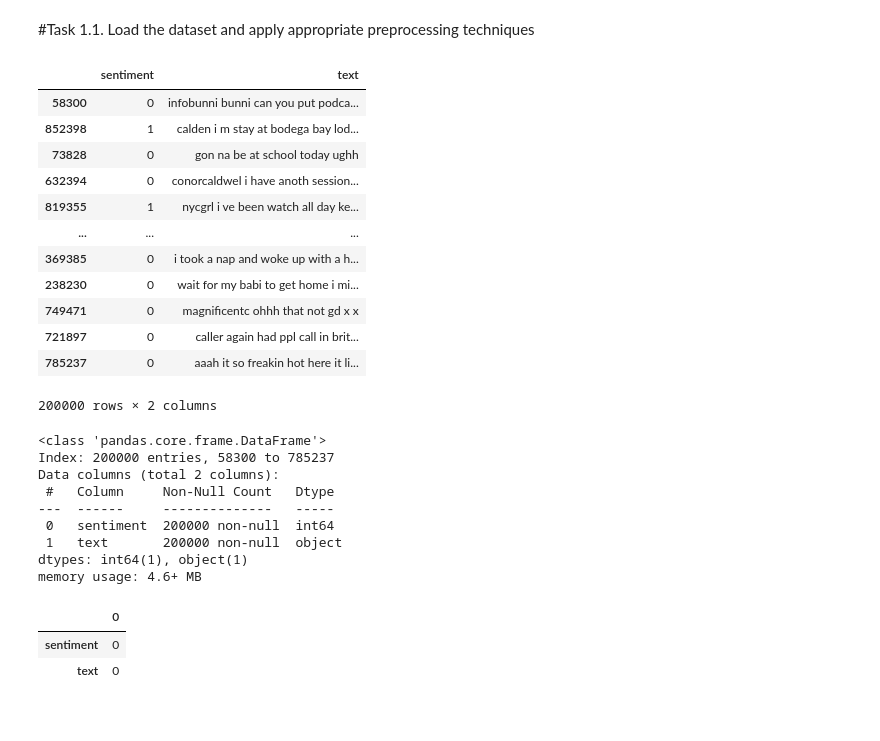
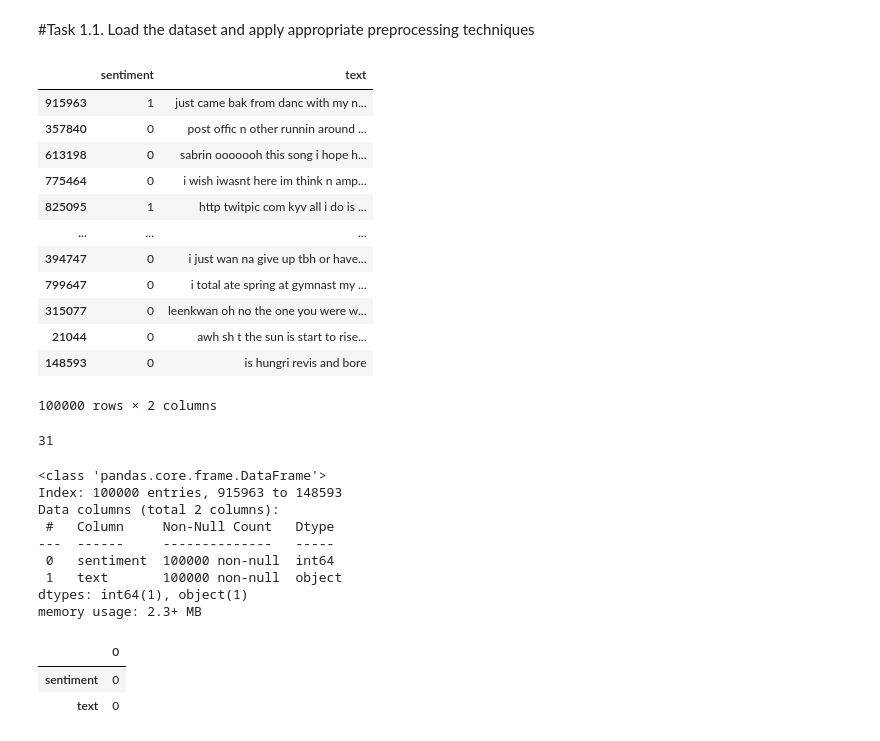
Before and after one commit to PhamTienLoc/Lab_DM, a Jupyter notebook: Lab_8_Sentiment_Analysis_21130429_PhamTienLoc.ipynb, the cells around one changed output. Cells and saved outputs as stored; diff of their text form; code cells hidden in the pictures.

```diff
--- a/Lab_8_Sentiment_Analysis_21130429_PhamTienLoc.ipynb
+++ b/Lab_8_Sentiment_Analysis_21130429_PhamTienLoc.ipynb
@@ -55,34 +55,40 @@ True
 #code
 ds81 = pd.read_csv('dataset81.csv')
 # %%
-ds81_downsize = ds81.sample(n=200000, random_state=42)
+ds81_downsize = ds81.sample(n=100000, random_state=42)
 ds81_downsize
 # %% [output]
 |  | sentiment | text |
-| 58300 | 0 | infobunni bunni can you put podca... |
-| 852398 | 1 | calden i m stay at bodega bay lod... |
-| 73828 | 0 | gon na be at school today ughh |
-| 632394 | 0 | conorcaldwel i have anoth session... |
-| 819355 | 1 | nycgrl i ve been watch all day ke... |
+| 915963 | 1 | just came bak from danc with my n... |
+| 357840 | 0 | post offic n other runnin around ... |
+| 613198 | 0 | sabrin ooooooh this song i hope h... |
+| 775464 | 0 | i wish iwasnt here im think n amp... |
+| 825095 | 1 | http twitpic com kyv all i do is ... |
 | ... | ... | ... |
-| 369385 | 0 | i took a nap and woke up with a h... |
-| 238230 | 0 | wait for my babi to get home i mi... |
-| 749471 | 0 | magnificentc ohhh that not gd x x |
-| 721897 | 0 | caller again had ppl call in brit... |
-| 785237 | 0 | aaah it so freakin hot here it li... |
+| 394747 | 0 | i just wan na give up tbh or have... |
+| 799647 | 0 | i total ate spring at gymnast my ... |
+| 315077 | 0 | leenkwan oh no the one you were w... |
+| 21044 | 0 | awh sh t the sun is start to rise... |
+| 148593 | 0 | is hungri revis and bore |
-200000 rows × 2 columns
+100000 rows × 2 columns
+# %%
+import gc
+del ds81
+gc.collect()
+# %% [output]
+31
 # %%
 ds81_downsize.info()
 # %% [output]
 <class 'pandas.core.frame.DataFrame'>
-Index: 200000 entries, 58300 to 785237
+Index: 100000 entries, 915963 to 148593
 Data columns (total 2 columns):
  #   Column     Non-Null Count   Dtype
 ---  ------     --------------   -----
- 0   sentiment  200000 non-null  int64
- 1   text       200000 non-null  object
+ 0   sentiment  100000 non-null  int64
+ 1   text       100000 non-null  object
 dtypes: int64(1), object(1)
-memory usage: 4.6+ MB
+memory usage: 2.3+ MB
 # %%
 ds81_downsize.isnull().sum()
 # %% [output]
```
Also changed, not shown: parts of 29 cells of this notebook.
